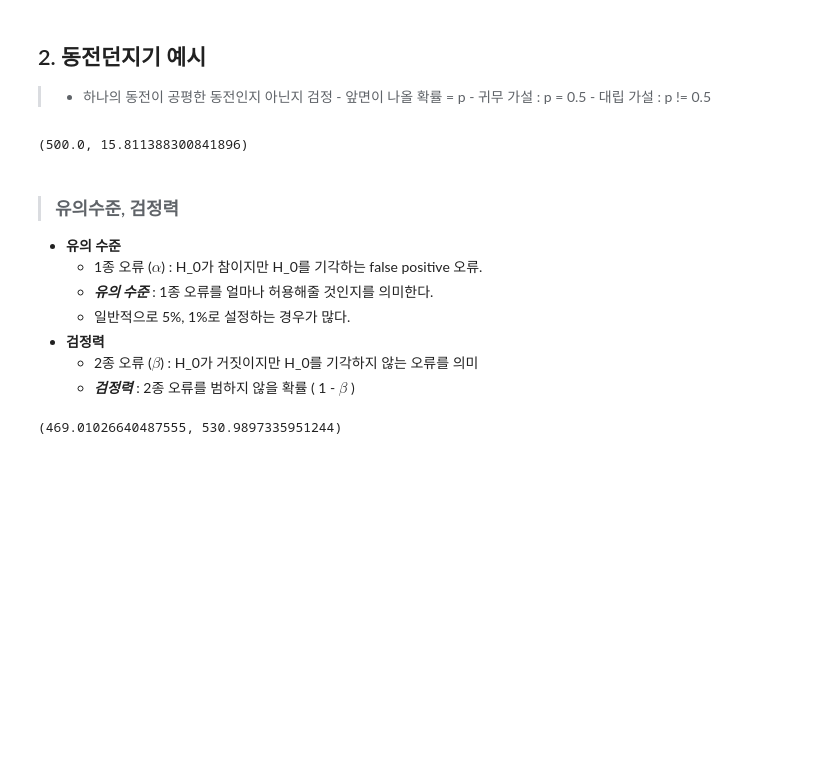
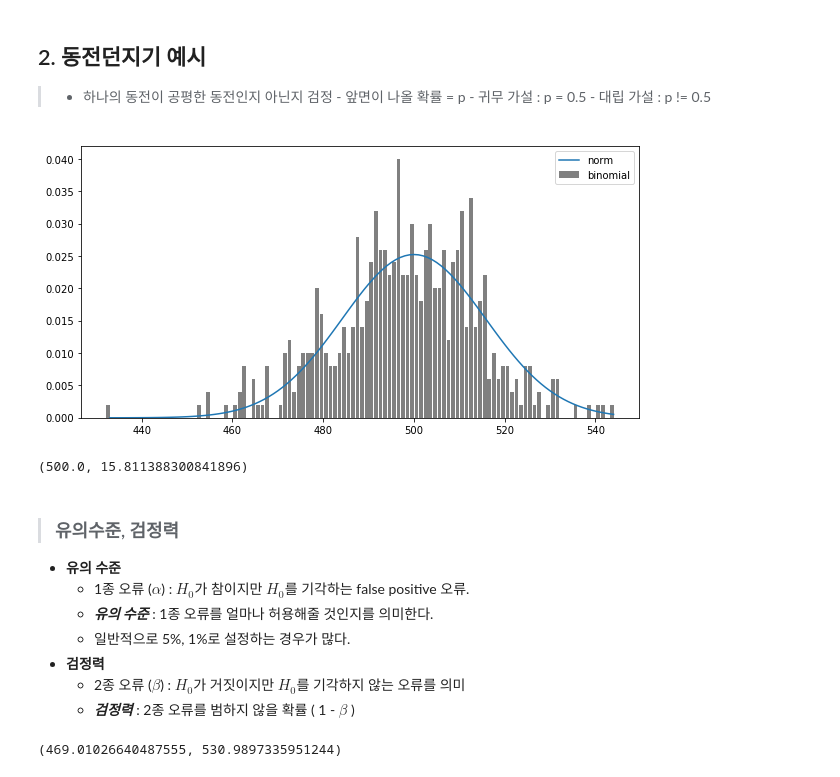
Before and after one commit to samkugji/datascience_scratch_1, a Jupyter notebook: Week2/notebook/study_members/07.가설검정.ipynb, the cells around one changed output. Cells and saved outputs as stored; diff of their text form; code cells hidden in the pictures; blank space fills up the shorter version.

```diff
--- a/Week2/notebook/study_members/07.가설검정.ipynb
+++ b/Week2/notebook/study_members/07.가설검정.ipynb
@@ -31,5 +31,9 @@ def normal_approximation_to_bionomial(n, p):
 # %%
 ## 확률변수가 정규분포를 따른다는 가정하에, normal_cdf를 사용하면 실제 동전 던지기로부터 얻은 값이
 ## 구간 안(혹은 밖)에 존재할 확률을 계산할 수 있다.
+# %%
+make_hist(0.5, 1000, 500)
+# %% [output]
+[figure, added]
 # %%
 # 누적분포함수는 확률변수가 특정 값보다 작을 확률을 나타낸다.
@@ -76,11 +83,11 @@ mu_0, sigma_0
 # %% [markdown]
 > ### 유의수준, 검정력
 - **유의 수준**
-    - 1종 오류 ($\alpha$) : H_0가 참이지만 H_0를 기각하는 false positive 오류.
+    - 1종 오류 ($\alpha$) : $H_0$가 참이지만 $H_0$를 기각하는 false positive 오류.
     - ***유의 수준*** : 1종 오류를 얼마나 허용해줄 것인지를 의미한다.
     - 일반적으로 5%, 1%로 설정하는 경우가 많다.
 - **검정력**
-    - 2종 오류 ($\beta$) : H_0가 거짓이지만 H_0를 기각하지 않는 오류를 의미
+    - 2종 오류 ($\beta$) : $H_0$가 거짓이지만 $H_0$를 기각하지 않는 오류를 의미
     - ***검정력*** : 2종 오류를 범하지 않을 확률 ( 1 - $\beta$ )
 # %%
 ## X가 주어진 범위를 벗어나면 귀무가설을 기각하는 가설검정을 고려해보자
```
Also changed, not shown: parts of 4 cells of this notebook, 4 other files.
